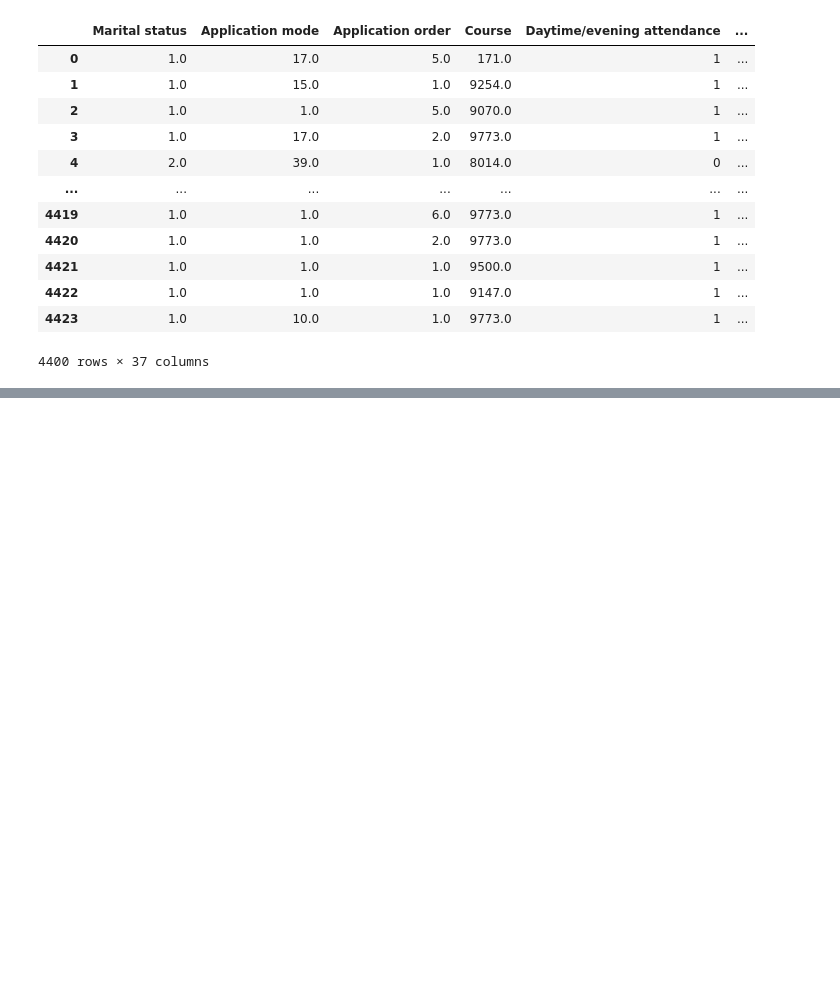
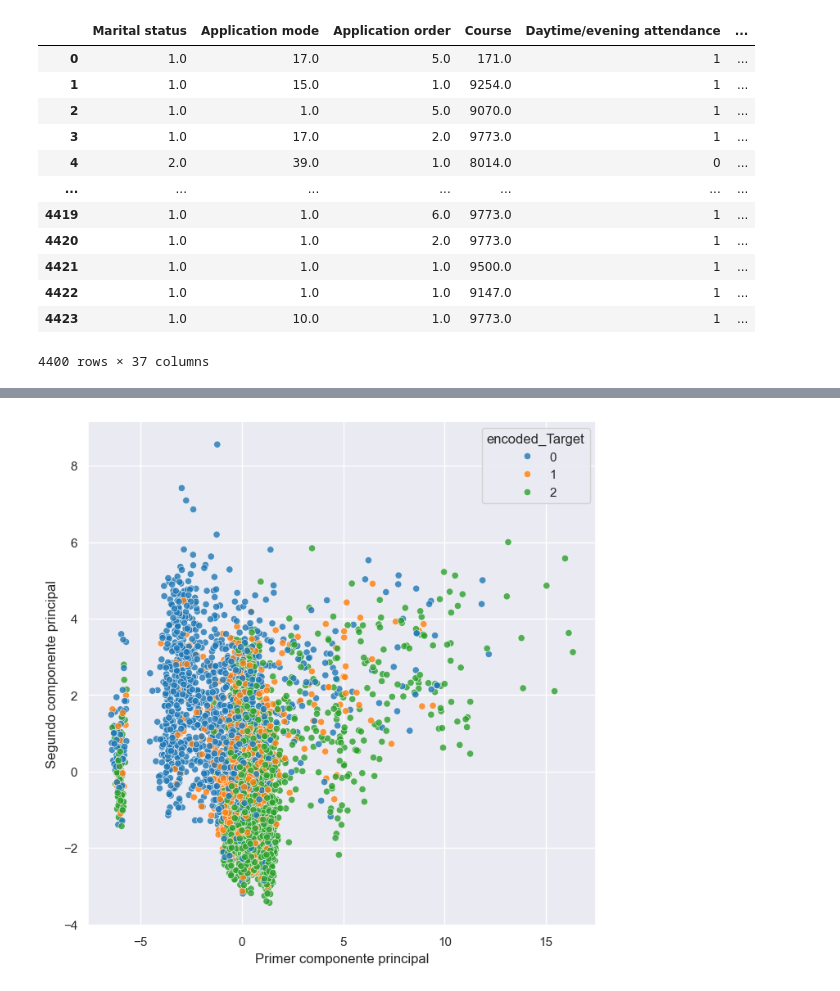
Before and after one commit to 2026788-max/Data-Analysis, a Jupyter notebook: Manuela Correa_DPrepHDip_CA1/ManuelaCorrea_DPrepHDip_CA1.ipynb, the cells around one changed output, grey strips where cells are left out. Cells and saved outputs as stored; diff of their text form; code cells hidden in the pictures; blank space fills up the shorter version.

```diff
--- a/Manuela Correa_DPrepHDip_CA1/ManuelaCorrea_DPrepHDip_CA1.ipynb
+++ b/Manuela Correa_DPrepHDip_CA1/ManuelaCorrea_DPrepHDip_CA1.ipynb
@@ -733,7 +735,7 @@ X_scaled = scaler.fit_transform(X)
 # %%
-pca = PCA(n_components=3)
-pca.fit(X)
-X_pca = pca.transform(X)
-print("original shape:   ", X.shape)
-print("transformed shape:", X_pca.shape)
+pca = PCA(n_components=33)
+pca.fit(X_scaled)
+X_pca = pca.transform(X_scaled)
+print(X.shape)
+print(X_pca.shape)
 # %% [output]
@@ -745,0 +792,16 @@ print(pca.explained_variance_ratio_)
+# %%
+plt.figure(figsize=(8, 8))
+sns.scatterplot(
+    x=X_pca[:, 0],
+    y=X_pca[:, 1],
+    hue=y,
+    palette='tab10',
+    alpha=0.8
+)
+
+plt.xlabel("Primer componente principal")
+plt.ylabel("Segundo componente principal")
+plt.legend(title='encoded_Target', loc="best")
+plt.show()
+# %% [output]
+[figure, added]
```
Also changed, not shown: parts of 87 cells of this notebook, 5 other files.
